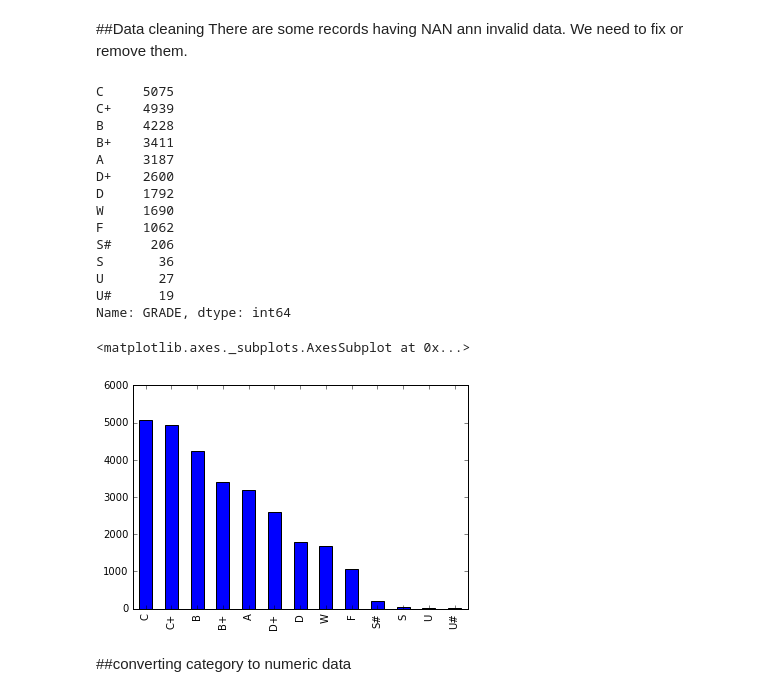
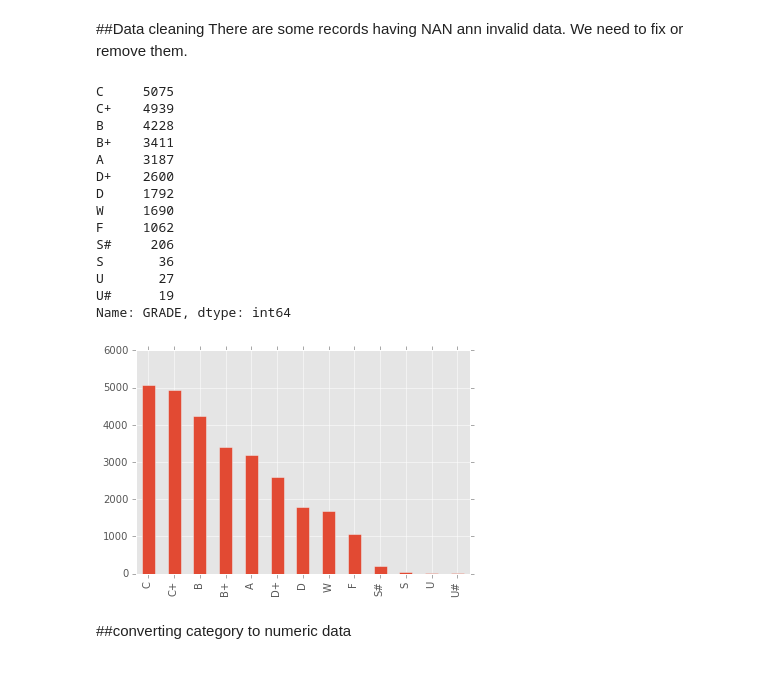
Before and after one commit to wasit7/grade_analysis, a Jupyter notebook: Grade prediction-noplus.ipynb, the cells around one changed output. Saved outputs shown, nothing was run; the diff lists cells and outputs as text; code cells hidden in the pictures.

```diff
--- a/Grade prediction-noplus.ipynb
+++ b/Grade prediction-noplus.ipynb
@@ -97,27 +113,29 @@ datatype of column GRADE is object.
 ##Data cleaning
     There are some records having NAN ann invalid data. We need to fix or remove them.
 # %%
+import matplotlib.pyplot as plt
+plt.style.use('ggplot')
 df=df_csv.copy()
 myhist=df["GRADE"].value_counts()
 print myhist
 myhist.plot(kind='bar')
+plt.rcParams['figure.figsize'] = (10,6)
 # %% [output]
 C     5075
 C+    4939
 B     4228
 B+    3411
 A     3187
 D+    2600
 D     1792
 W     1690
 F     1062
 S#     206
 S       36
 U       27
 U#      19
 Name: GRADE, dtype: int64
-<matplotlib.axes._subplots.AxesSubplot at 0x...>
-[figure, old version]
+[figure, new version]
 # %% [markdown]
 ##converting category to numeric data
 # %%
```
Also changed, not shown: parts of 6 cells of this notebook, 33 other files.
